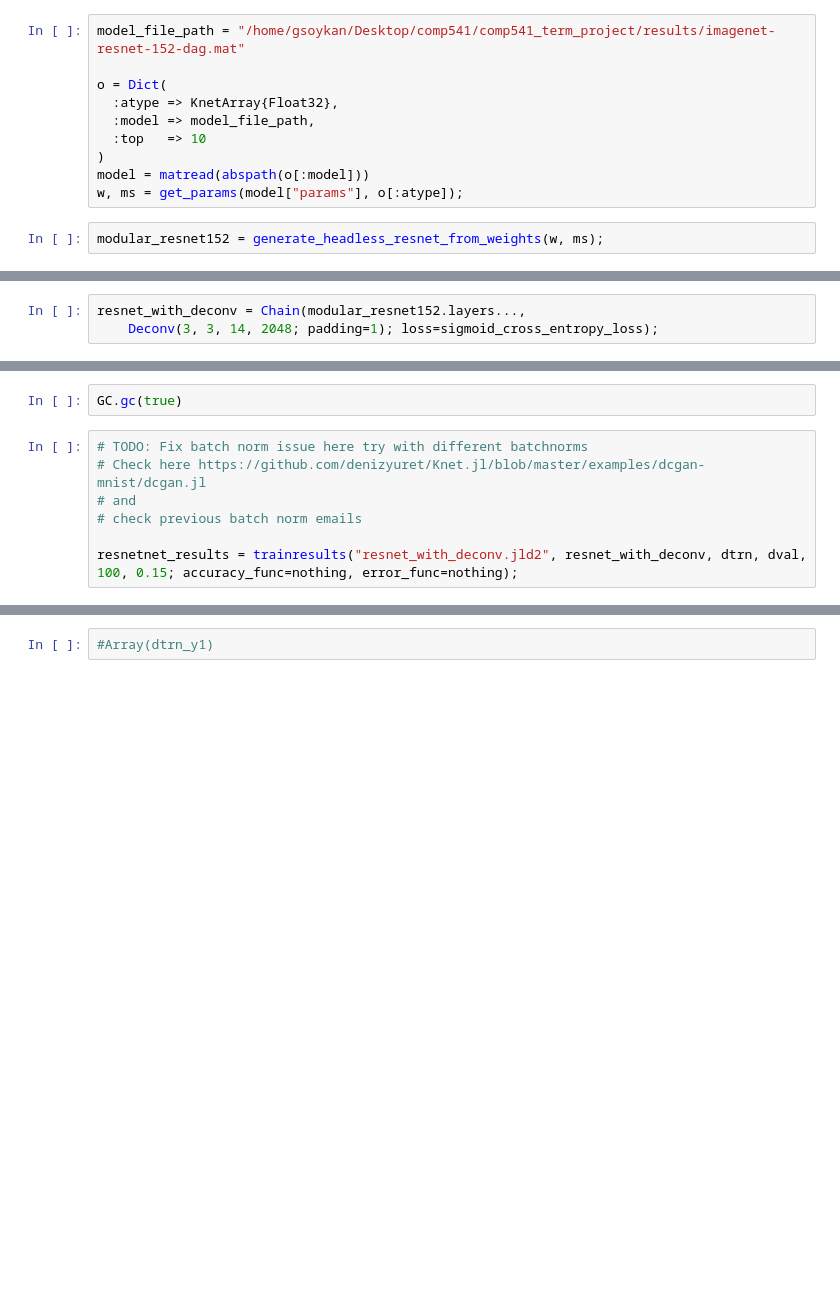
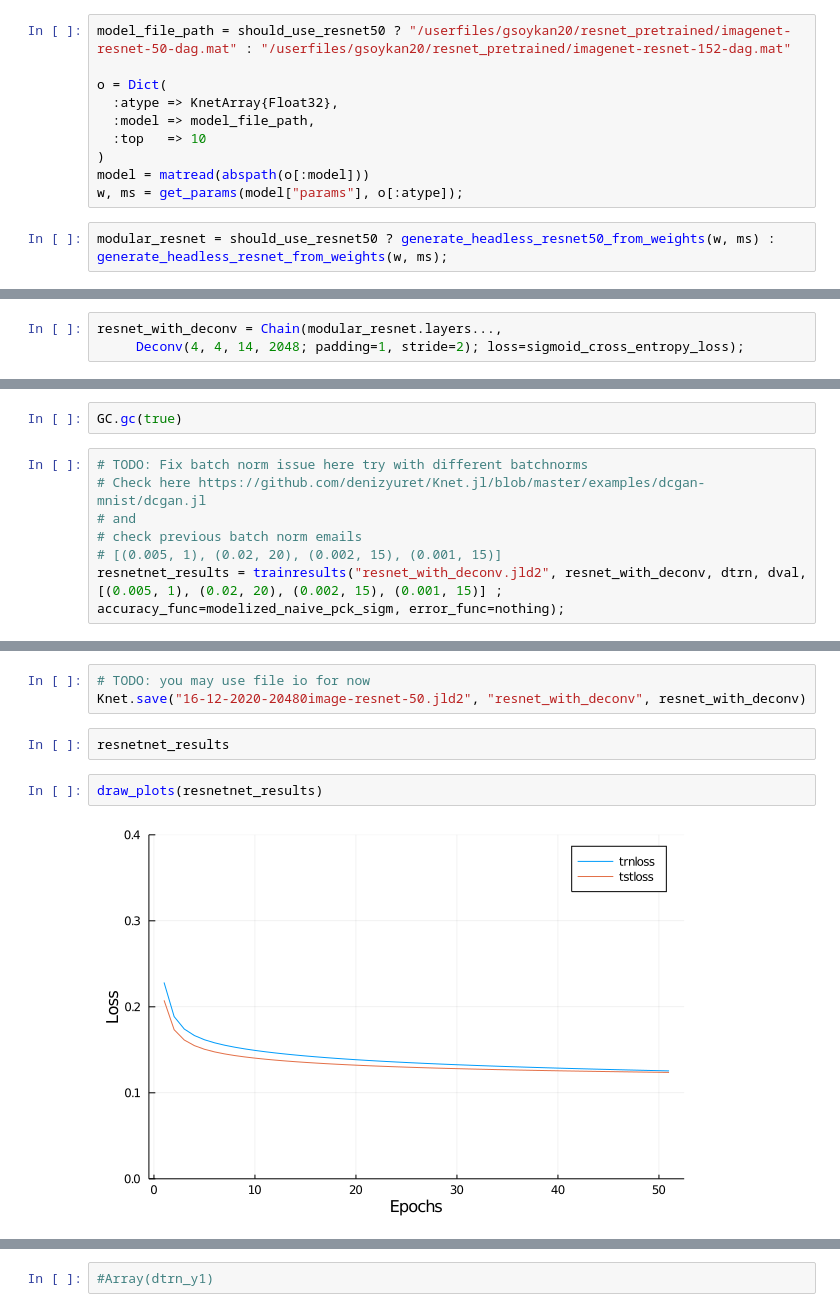
Before and after one commit to gsoykan/deepercut-replication, a Jupyter notebook: deeper-cut/mpii.trainer.ipynb, the cells around one changed output, grey strips where cells are left out. Drawn from its saved outputs; the diff is of its cells as text; blank space fills up the shorter version.

Commit message:
wip increase accuracy

```diff
--- a/deeper-cut/mpii.trainer.ipynb
+++ b/deeper-cut/mpii.trainer.ipynb
@@ -68,5 +101,5 @@ end
 # %%
-model_file_path = "/home/gsoykan/Desktop/comp541/comp541_term_project/results/imagenet-resnet-152-dag.mat"
+model_file_path = should_use_resnet50 ? "/userfiles/gsoykan20/resnet_pretrained/imagenet-resnet-50-dag.mat" : "/userfiles/gsoykan20/resnet_pretrained/imagenet-resnet-152-dag.mat"
 
 o = Dict(
   :atype => KnetArray{Float32},
@@ -76,4 +109,4 @@ o = Dict(
 model = matread(abspath(o[:model]))
 w, ms = get_params(model["params"], o[:atype]);
 # %%
-modular_resnet152 = generate_headless_resnet_from_weights(w, ms);
+modular_resnet = should_use_resnet50 ? generate_headless_resnet50_from_weights(w, ms) : generate_headless_resnet_from_weights(w, ms);
@@ -80,4 +119,4 @@ modular_resnet152 = generate_headless_resnet_from_weights(w, ms);
 # %%
-resnet_with_deconv = Chain(modular_resnet152.layers...,
-    Deconv(3, 3, 14, 2048; padding=1); loss=sigmoid_cross_entropy_loss);
+resnet_with_deconv = Chain(modular_resnet.layers...,
+     Deconv(4, 4, 14, 2048; padding=1, stride=2); loss=sigmoid_cross_entropy_loss);
 # %%
@@ -98,5 +148,5 @@ GC.gc(true)
 # Check here https://github.com/denizyuret/Knet.jl/blob/master/examples/dcgan-mnist/dcgan.jl
 # and
 # check previous batch norm emails
-
-resnetnet_results = trainresults("resnet_with_deconv.jld2", resnet_with_deconv, dtrn, dval, 100, 0.15; accuracy_func=nothing, error_func=nothing);
+# [(0.005, 1), (0.02, 20), (0.002, 15), (0.001, 15)]
+resnetnet_results = trainresults("resnet_with_deconv.jld2", resnet_with_deconv, dtrn, dval,[(0.005, 1), (0.02, 20), (0.002, 15), (0.001, 15)] ; accuracy_func=modelized_naive_pck_sigm, error_func=nothing);
@@ -102,0 +162,9 @@ resnetnet_results = trainresults("resnet_with_deconv.jld2", resnet_with_deconv,
+# %%
+# TODO: you may use file io for now
+Knet.save("16-12-2020-20480image-resnet-50.jld2", "resnet_with_deconv", resnet_with_deconv)
+# %%
+resnetnet_results
+# %%
+draw_plots(resnetnet_results)
+# %% [output]
+[figure, added]
```
Also changed, not shown: parts of 37 cells of this notebook, 3 other files.
